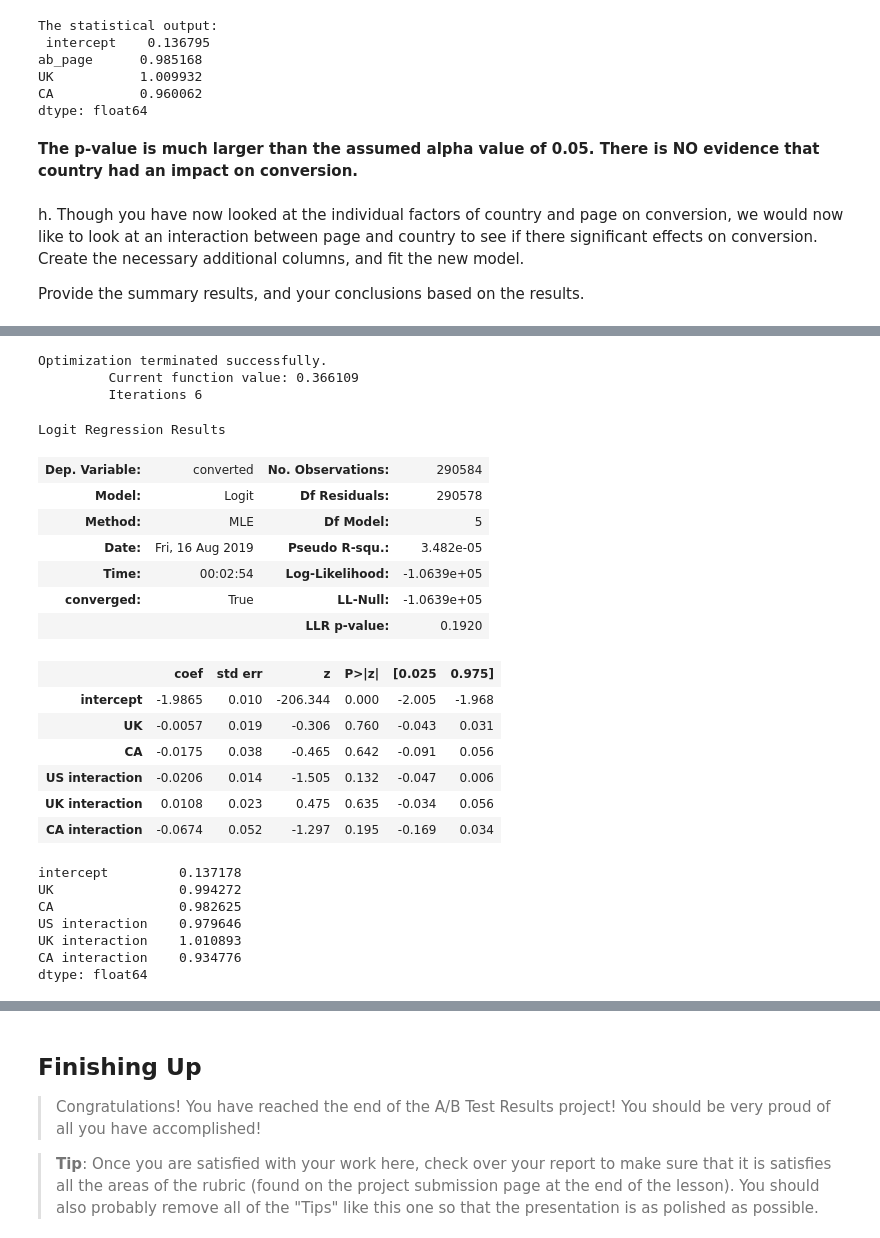
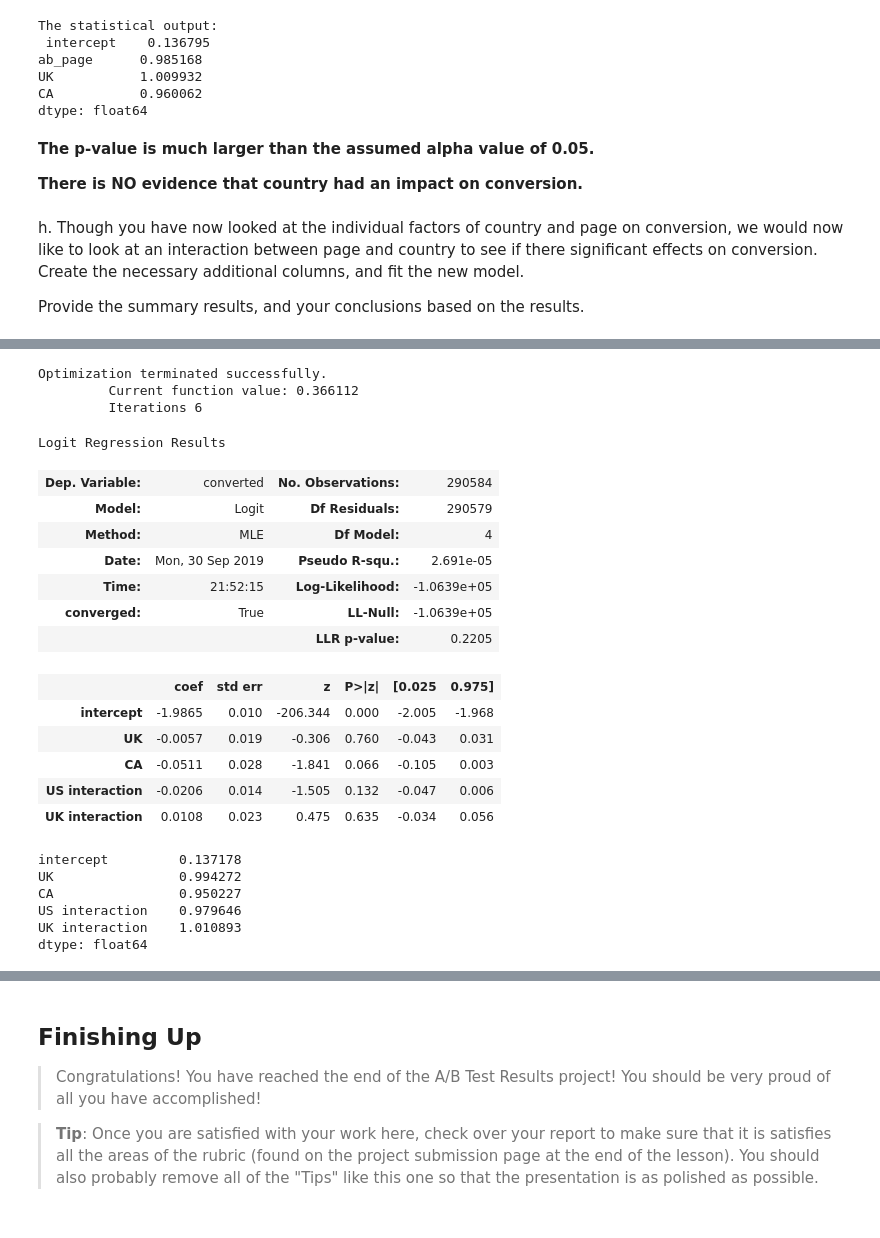
Before and after one commit to viktor-begun/Udacity_Project_3, a Jupyter notebook: Analyze_ab_test_results_notebook.ipynb, the cells around one changed output, grey strips where cells are left out. Drawn from its saved outputs; the diff is of its cells as text; code cells hidden in the pictures.

```diff
--- a/Analyze_ab_test_results_notebook.ipynb
+++ b/Analyze_ab_test_results_notebook.ipynb
@@ -465,7 +527,9 @@ UK           1.009932
 CA           0.960062
 dtype: float64
 # %% [markdown]
-**The p-value is much larger than the assumed alpha value of 0.05. There is NO evidence that country had an impact on conversion.**
+**The p-value is much larger than the assumed alpha value of 0.05.**
+
+**There is NO evidence that country had an impact on conversion.**
 # %% [markdown]
 h. Though you have now looked at the individual factors of country and page on conversion, we would now like to look at an interaction between page and country to see if there significant effects on conversion.  Create the necessary additional columns, and fit the new model.
 
@@ -485,35 +549,33 @@ df2_interaction.head()
 | 853541 | 2017-01-08 18:28:03.143765 | treatment | new_page | 0 | 0 | 1 | 1 | 1 | US | 0 | ... |
 | 864975 | 2017-01-21 01:52:26.210827 | control | old_page | 1 | 1 | 0 | 0 | 1 | US | 0 | ... |
 # %%
-log_mod_interaction = sm.Logit(df2_interaction['converted'], df2_interaction[['intercept', 'UK', 'CA', 'US interaction', 'UK interaction', 'CA interaction']])
+log_mod_interaction = sm.Logit(df2_interaction['converted'], df2_interaction[['intercept', 'UK', 'CA', 'US interaction', 'UK interaction']]) #, 'CA interaction'
 results_interaction = log_mod_interaction.fit()
 results_interaction.summary()
 # %% [output]
 Optimization terminated successfully.
-         Current function value: 0.366109
+         Current function value: 0.366112
          Iterations 6
 Logit Regression Results
 | Dep. Variable: | converted | No. Observations: | 290584 |
-| Model: | Logit | Df Residuals: | 290578 |
-| Method: | MLE | Df Model: | 5 |
-| Date: | Fri, 16 Aug 2019 | Pseudo R-squ.: | 3.482e-05 |
-| Time: | 00:02:54 | Log-Likelihood: | -1.0639e+05 |
+| Model: | Logit | Df Residuals: | 290579 |
+| Method: | MLE | Df Model: | 4 |
+| Date: | Mon, 30 Sep 2019 | Pseudo R-squ.: | 2.691e-05 |
+| Time: | 21:52:15 | Log-Likelihood: | -1.0639e+05 |
 | converged: | True | LL-Null: | -1.0639e+05 |
-|  |  | LLR p-value: | 0.1920 |
+|  |  | LLR p-value: | 0.2205 |
 |  | coef | std err | z | P>|z| | [0.025 | 0.975] |
 | intercept | -1.9865 | 0.010 | -206.344 | 0.000 | -2.005 | -1.968 |
 | UK | -0.0057 | 0.019 | -0.306 | 0.760 | -0.043 | 0.031 |
-| CA | -0.0175 | 0.038 | -0.465 | 0.642 | -0.091 | 0.056 |
+| CA | -0.0511 | 0.028 | -1.841 | 0.066 | -0.105 | 0.003 |
 | US interaction | -0.0206 | 0.014 | -1.505 | 0.132 | -0.047 | 0.006 |
 | UK interaction | 0.0108 | 0.023 | 0.475 | 0.635 | -0.034 | 0.056 |
-| CA interaction | -0.0674 | 0.052 | -1.297 | 0.195 | -0.169 | 0.034 |
 # %%
 np.exp(results_interaction.params)
 # %% [output]
 intercept         0.137178
 UK                0.994272
-CA                0.982625
+CA                0.950227
 US interaction    0.979646
 UK interaction    1.010893
-CA interaction    0.934776
 dtype: float64
```
Also changed, not shown: parts of 20 cells of this notebook, 1 other file.
